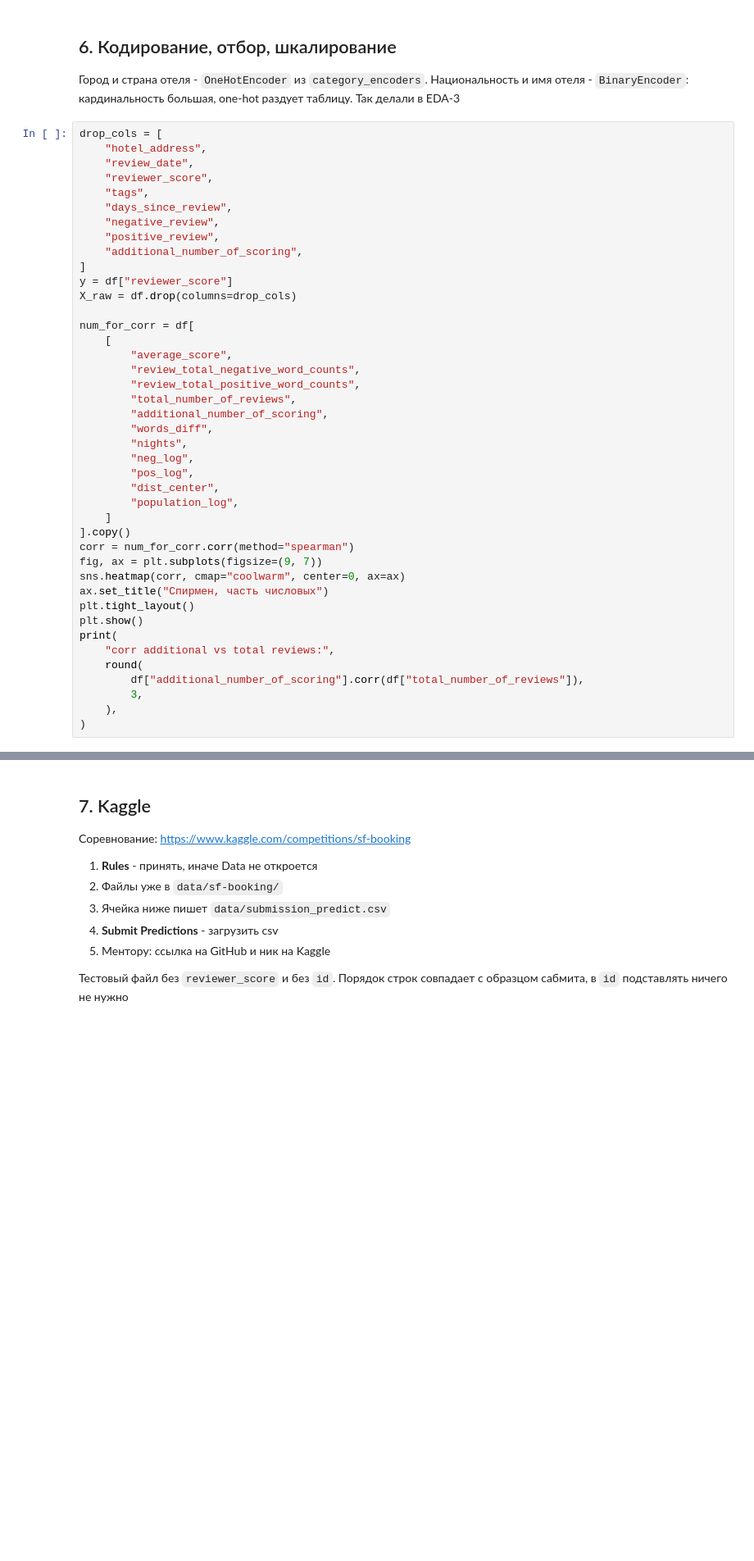
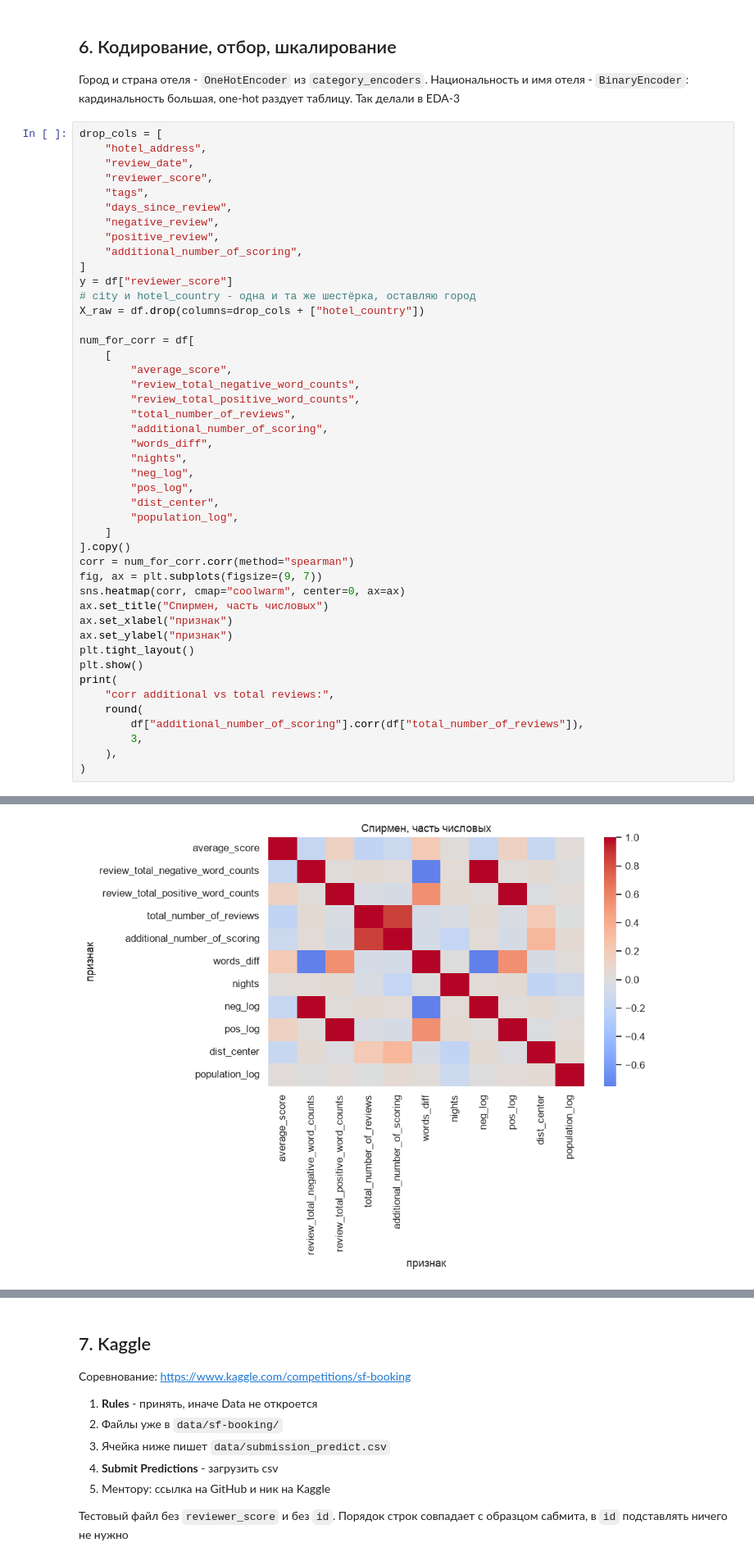
Before and after one commit to rubye13/projects, a Jupyter notebook: project_3/EDA_Project_3_model.ipynb, the cells around one changed output, grey strips where cells are left out. Shown at 82% size. Drawn from its saved outputs; the diff is of its cells as text; blank space fills up the shorter version.

```diff
--- a/project_3/EDA_Project_3_model.ipynb
+++ b/project_3/EDA_Project_3_model.ipynb
@@ -335,7 +441,8 @@ drop_cols = [
     "additional_number_of_scoring",
 ]
 y = df["reviewer_score"]
-X_raw = df.drop(columns=drop_cols)
+# city и hotel_country - одна и та же шестёрка, оставляю город
+X_raw = df.drop(columns=drop_cols + ["hotel_country"])
 
 num_for_corr = df[
     [
@@ -356,6 +463,8 @@ corr = num_for_corr.corr(method="spearman")
 fig, ax = plt.subplots(figsize=(9, 7))
 sns.heatmap(corr, cmap="coolwarm", center=0, ax=ax)
 ax.set_title("Спирмен, часть числовых")
+ax.set_xlabel("признак")
+ax.set_ylabel("признак")
 plt.tight_layout()
 plt.show()
 print(
@@ -365,3 +474,4 @@ print(
         3,
     ),
 )
+# %% [output]
@@ -367,0 +479 @@ print(
+[figure, added]
```
Also changed, not shown: parts of 24 cells of this notebook, 2 other files.
